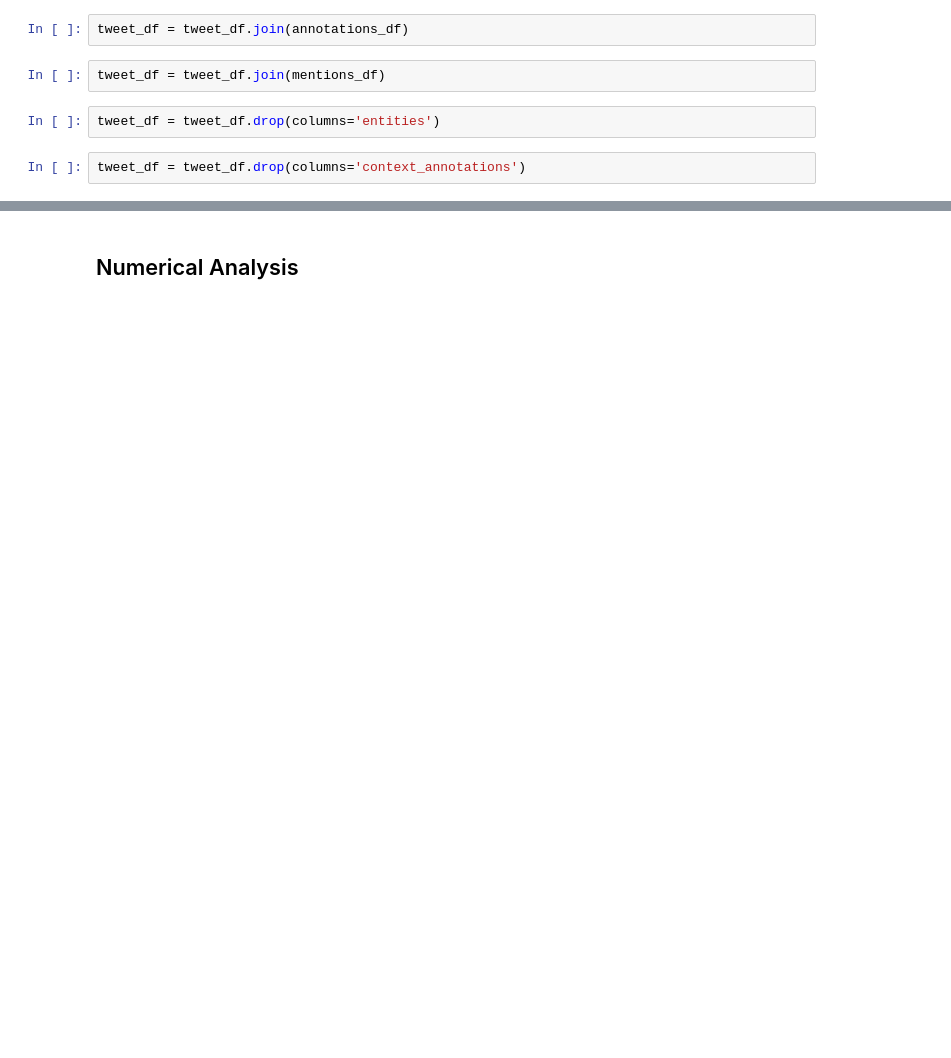
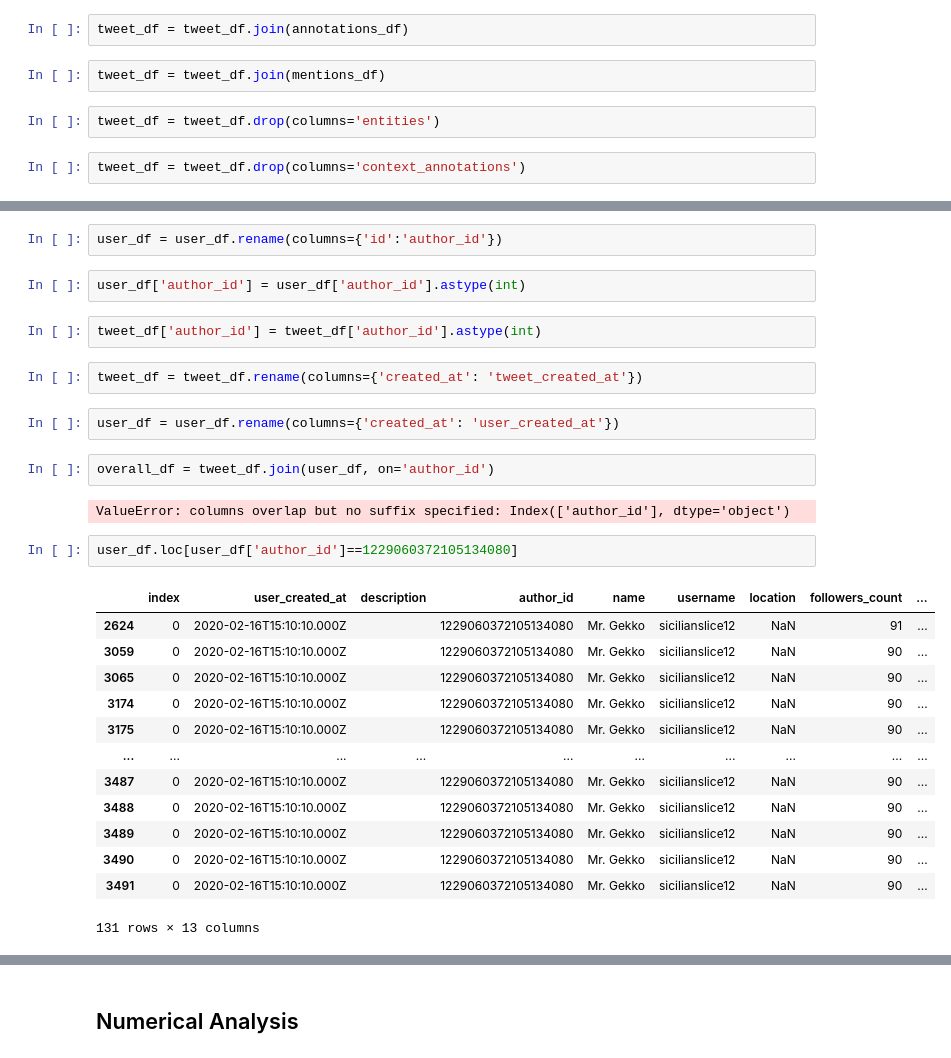
Before and after one commit to WDaugherty/Dominion_Voting_Analysis, a Jupyter notebook: v1_project.ipynb, the cells around one changed output, grey strips where cells are left out. Drawn from its saved outputs; the diff is of its cells as text; blank space fills up the shorter version.

```diff
--- a/v1_project.ipynb
+++ b/v1_project.ipynb
@@ -238,0 +389,30 @@ tweet_df
+# %%
+user_df = user_df.rename(columns={'id':'author_id'})
+# %%
+user_df['author_id'] = user_df['author_id'].astype(int)
+# %%
+tweet_df['author_id'] = tweet_df['author_id'].astype(int)
+# %%
+tweet_df = tweet_df.rename(columns={'created_at': 'tweet_created_at'})
+# %%
+user_df = user_df.rename(columns={'created_at': 'user_created_at'})
+# %%
+overall_df = tweet_df.join(user_df, on='author_id')
+# %% [output]
+ValueError: columns overlap but no suffix specified: Index(['author_id'], dtype='object')
+# %%
+user_df.loc[user_df['author_id']==1229060372105134080]
+# %% [output]
+|  | index | user_created_at | description | author_id | name | username | location | followers_count | ... |
+| 2624 | 0 | 2020-02-16T15:10:10.000Z |  | 1229060372105134080 | Mr. Gekko | sicilianslice12 | NaN | 91 | ... |
+| 3059 | 0 | 2020-02-16T15:10:10.000Z |  | 1229060372105134080 | Mr. Gekko | sicilianslice12 | NaN | 90 | ... |
+| 3065 | 0 | 2020-02-16T15:10:10.000Z |  | 1229060372105134080 | Mr. Gekko | sicilianslice12 | NaN | 90 | ... |
+| 3174 | 0 | 2020-02-16T15:10:10.000Z |  | 1229060372105134080 | Mr. Gekko | sicilianslice12 | NaN | 90 | ... |
+| 3175 | 0 | 2020-02-16T15:10:10.000Z |  | 1229060372105134080 | Mr. Gekko | sicilianslice12 | NaN | 90 | ... |
+| ... | ... | ... | ... | ... | ... | ... | ... | ... | ... |
+| 3487 | 0 | 2020-02-16T15:10:10.000Z |  | 1229060372105134080 | Mr. Gekko | sicilianslice12 | NaN | 90 | ... |
+| 3488 | 0 | 2020-02-16T15:10:10.000Z |  | 1229060372105134080 | Mr. Gekko | sicilianslice12 | NaN | 90 | ... |
+| 3489 | 0 | 2020-02-16T15:10:10.000Z |  | 1229060372105134080 | Mr. Gekko | sicilianslice12 | NaN | 90 | ... |
+| 3490 | 0 | 2020-02-16T15:10:10.000Z |  | 1229060372105134080 | Mr. Gekko | sicilianslice12 | NaN | 90 | ... |
+| 3491 | 0 | 2020-02-16T15:10:10.000Z |  | 1229060372105134080 | Mr. Gekko | sicilianslice12 | NaN | 90 | ... |
+131 rows × 13 columns
```
Also changed, not shown: parts of 21 cells of this notebook, 1 other file.
